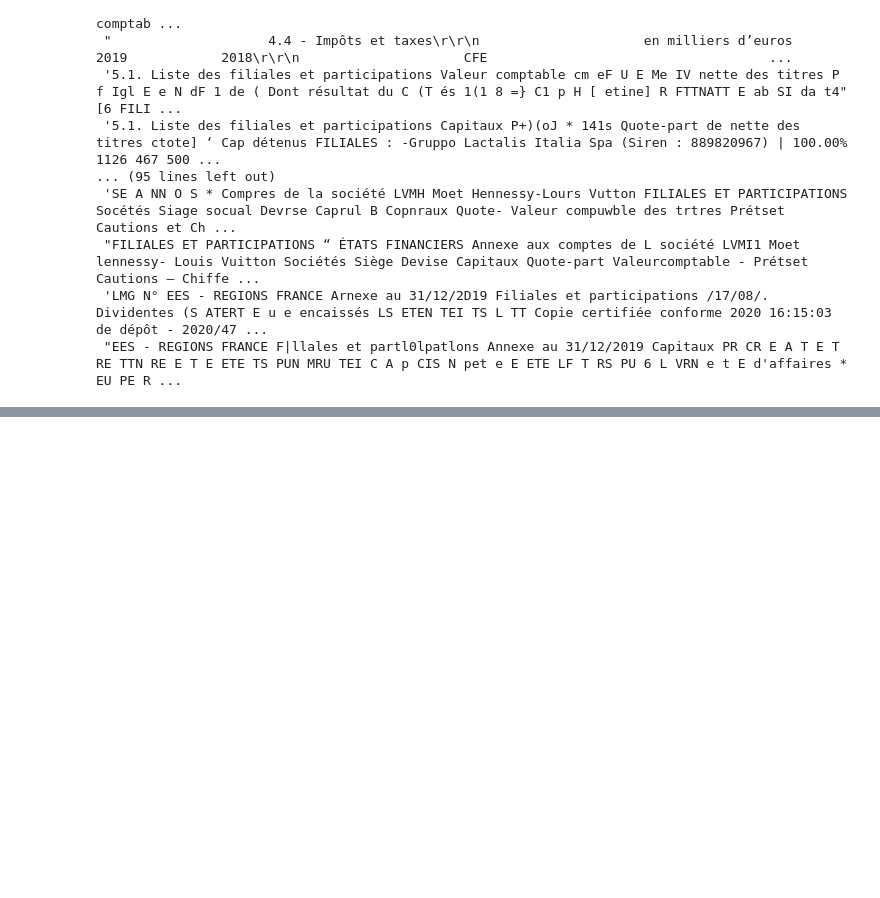
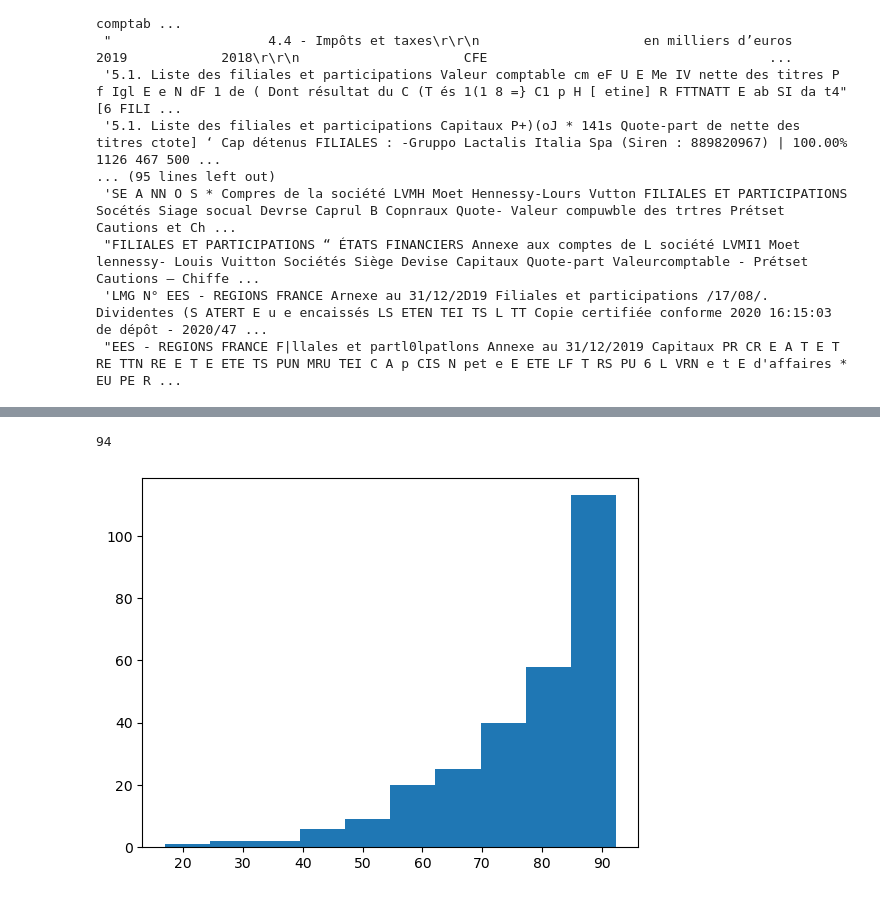
Before and after one commit to InseeFrLab/extraction-comptes-sociaux, a Jupyter notebook: notebooks/review_labels.ipynb, the cells around one changed output, grey strips where cells are left out. Cells and saved outputs as stored; diff of their text form; code cells hidden in the pictures; blank space fills up the shorter version.

```diff
--- a/notebooks/review_labels.ipynb
+++ b/notebooks/review_labels.ipynb
@@ -522,0 +555,3 @@ On veut nettoyer pour mieux voir
+# %%
+df_final = pd.concat([df_first, df_sel_merged])
+df_final.shape
@@ -522,0 +569,9 @@ On veut nettoyer pour mieux voir
+# %%
+with fs.open("s3://projet-extraction-tableaux/data/df_train_rf_corr.pickle", 'wb') as f:
+    pickle.dump(df_final, f)
+# %%
+import pickle
+
+fs = s3fs.S3FileSystem(client_kwargs={'endpoint_url': 'https://minio.lab.sspcloud.fr'})
+with fs.open("s3://projet-extraction-tableaux/data/df_train_rf_corr.pickle", 'rb') as f:
+    df_final = pickle.load(f)
@@ -522,0 +606,3 @@ On veut nettoyer pour mieux voir
+# %%
+accuracies = df_final[df_final["tableau_f_et_p"] == 1]["accOCR"].str.replace(",", ".").astype(float)
+accuracies
@@ -522,0 +637,12 @@ On veut nettoyer pour mieux voir
+# %%
+nan_count = sum(accuracies.isna())
+nan_count
+# %% [output]
+94
+# %%
+from matplotlib import pyplot as plt
+
+plt.hist(accuracies)
+plt.show()
+# %% [output]
+[figure, added]
```
Also changed, not shown: parts of 25 cells of this notebook, 3 other files.
